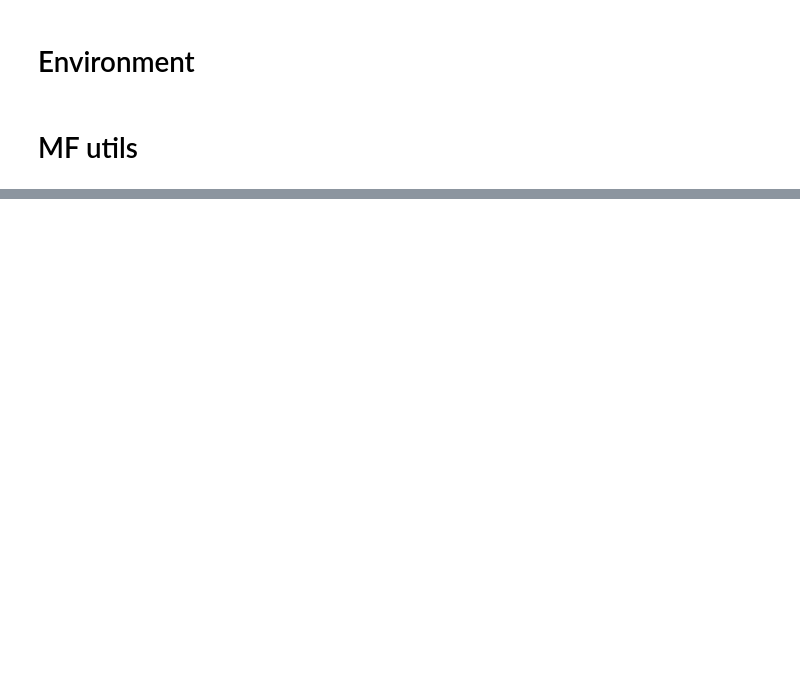
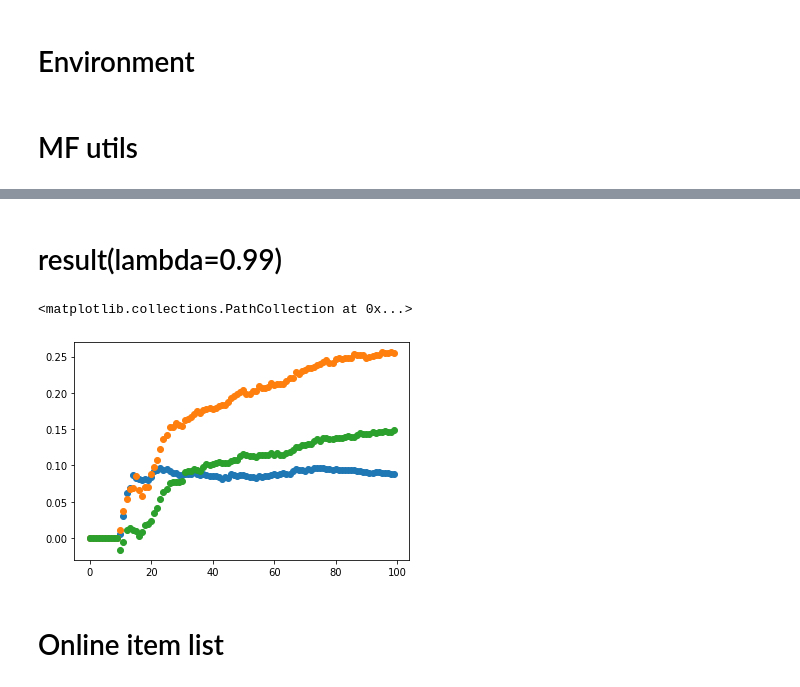
Before and after one commit to r09944035vsfu1/team12_recommendation, a Jupyter notebook: Simulation.ipynb, the cells around one changed output, grey strips where cells are left out. Cells and saved outputs as stored; diff of their text form; code cells hidden in the pictures; blank space fills up the shorter version.

```diff
--- a/Simulation.ipynb
+++ b/Simulation.ipynb
@@ -122,0 +254,10 @@ plt.scatter(list(range(100)), np.array(jaccard_list).mean(axis=0)[:,1])
+# %% [markdown]
+# result(lambda=0.99)
+# %%
+from IPython.display import Image
+Image(filename='simulation_result/offline_099.png')
+# %% [output]
+<matplotlib.collections.PathCollection at 0x...>
+[figure, added]
+# %% [markdown]
+# Online item list
```
Also changed, not shown: parts of 11 cells of this notebook, 1 other file.
